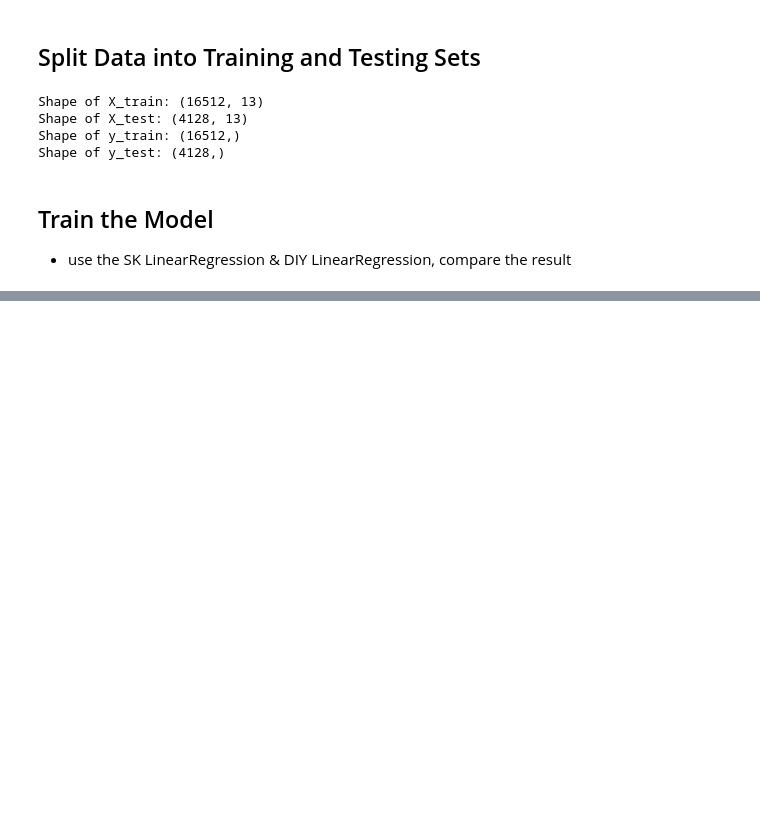
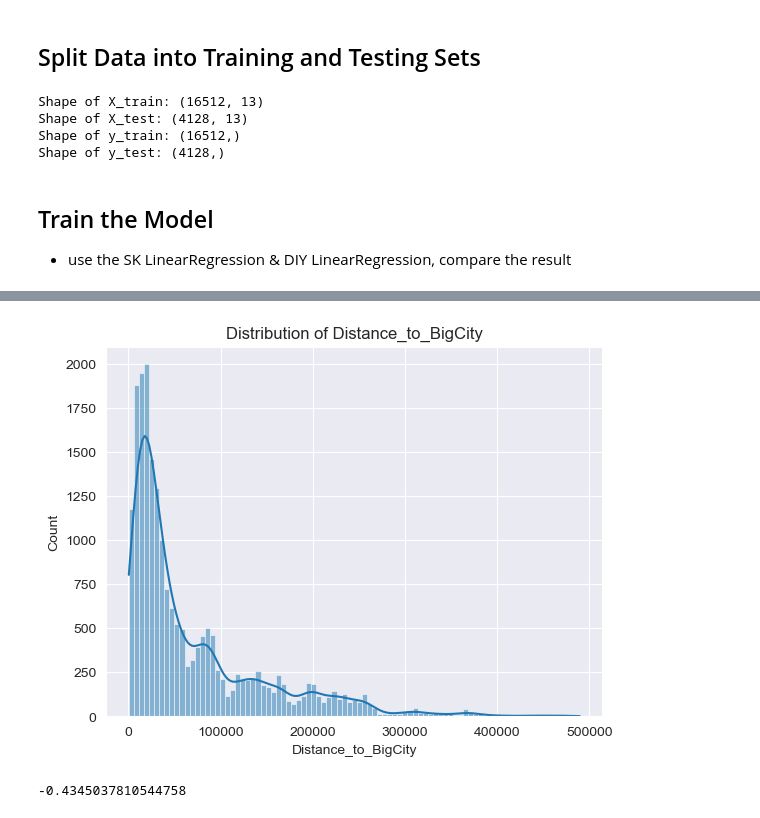
Before and after one commit to XianReallyHot-ZZH/AI-ZeroToOne, a Jupyter notebook: Season-1/LinearModel/HousePrice.ipynb, the cells around one changed output, grey strips where cells are left out. Saved outputs shown, nothing was run; the diff lists cells and outputs as text; code cells hidden in the pictures; blank space fills up the shorter version.

```diff
--- a/Season-1/LinearModel/HousePrice.ipynb
+++ b/Season-1/LinearModel/HousePrice.ipynb
@@ -194,0 +208,15 @@ R-squared score: 0.33581316300925534
+# %%
+# Okay, The distribution of the distance feature is not good enough
+# Let's make them into a new feature, distance_to_big_city
+# Distance to big city is defined as the smallest value of the distance_to_LA, San_Diego, San_Francisco, San_Jose
+df['Distance_to_BigCity'] = np.min(df[['Distance_to_LA', 'Distance_to_SanDiego', 'Distance_to_SanFrancisco', 'Distance_to_SanJose']], axis=1)
+
+# draw the distribution of the new feature
+sns.histplot(df['Distance_to_BigCity'], kde=True)
+plt.title('Distribution of Distance_to_BigCity')
+plt.show()
+
+print(df['Distance_to_BigCity'].corr(df['Median_House_Value']))
+# %% [output]
+[figure, added]
+-0.4345037810544758
```
Also changed, not shown: parts of 5 cells of this notebook.
